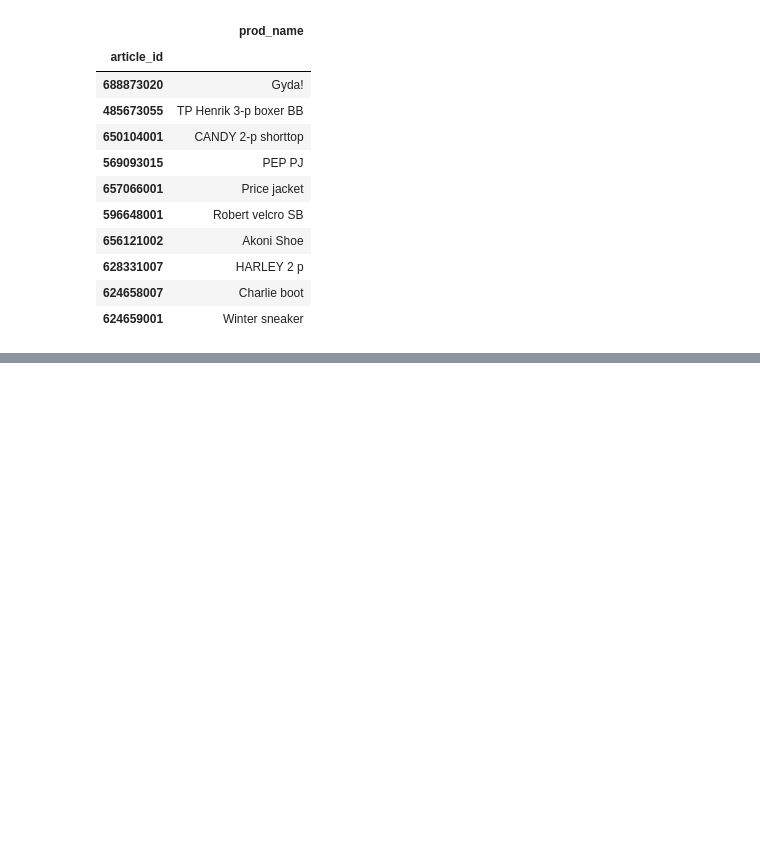
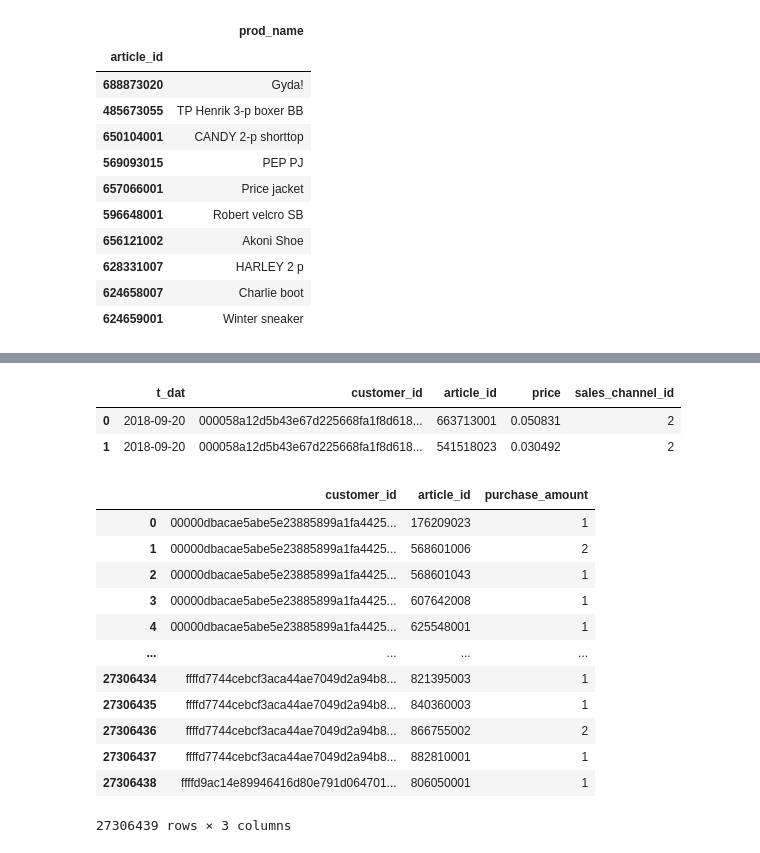
Before and after one commit to nraffa/H-M-Personalized-Fashion-Recommendations, a Jupyter notebook: EDA_Modeling.ipynb, the cells around one changed output, grey strips where cells are left out. Saved outputs shown, nothing was run; the diff lists cells and outputs as text; code cells hidden in the pictures; blank space fills up the shorter version.

```diff
--- a/EDA_Modeling.ipynb
+++ b/EDA_Modeling.ipynb
@@ -571,0 +592,26 @@ articles_filtered_2.loc[
+# %%
+transactions_filtered.head(2)
+# %% [output]
+|  | t_dat | customer_id | article_id | price | sales_channel_id |
+| 0 | 2018-09-20 | 000058a12d5b43e67d225668fa1f8d618... | 663713001 | 0.050831 | 2 |
+| 1 | 2018-09-20 | 000058a12d5b43e67d225668fa1f8d618... | 541518023 | 0.030492 | 2 |
+# %%
+#let's see if a customer bought the same article more than once (let's have a look at the complete transactions dataset)
+
+#customer_item =
+transactions.groupby(['customer_id','article_id']).agg(
+    purchase_amount = pd.NamedAgg(column='article_id', aggfunc='count')).reset_index()
+# %% [output]
+|  | customer_id | article_id | purchase_amount |
+| 0 | 00000dbacae5abe5e23885899a1fa4425... | 176209023 | 1 |
+| 1 | 00000dbacae5abe5e23885899a1fa4425... | 568601006 | 2 |
+| 2 | 00000dbacae5abe5e23885899a1fa4425... | 568601043 | 1 |
+| 3 | 00000dbacae5abe5e23885899a1fa4425... | 607642008 | 1 |
+| 4 | 00000dbacae5abe5e23885899a1fa4425... | 625548001 | 1 |
+| ... | ... | ... | ... |
+| 27306434 | ffffd7744cebcf3aca44ae7049d2a94b8... | 821395003 | 1 |
+| 27306435 | ffffd7744cebcf3aca44ae7049d2a94b8... | 840360003 | 1 |
+| 27306436 | ffffd7744cebcf3aca44ae7049d2a94b8... | 866755002 | 2 |
+| 27306437 | ffffd7744cebcf3aca44ae7049d2a94b8... | 882810001 | 1 |
+| 27306438 | ffffd9ac14e89946416d80e791d064701... | 806050001 | 1 |
+27306439 rows × 3 columns
```
Also changed, not shown: parts of 8 cells of this notebook.
